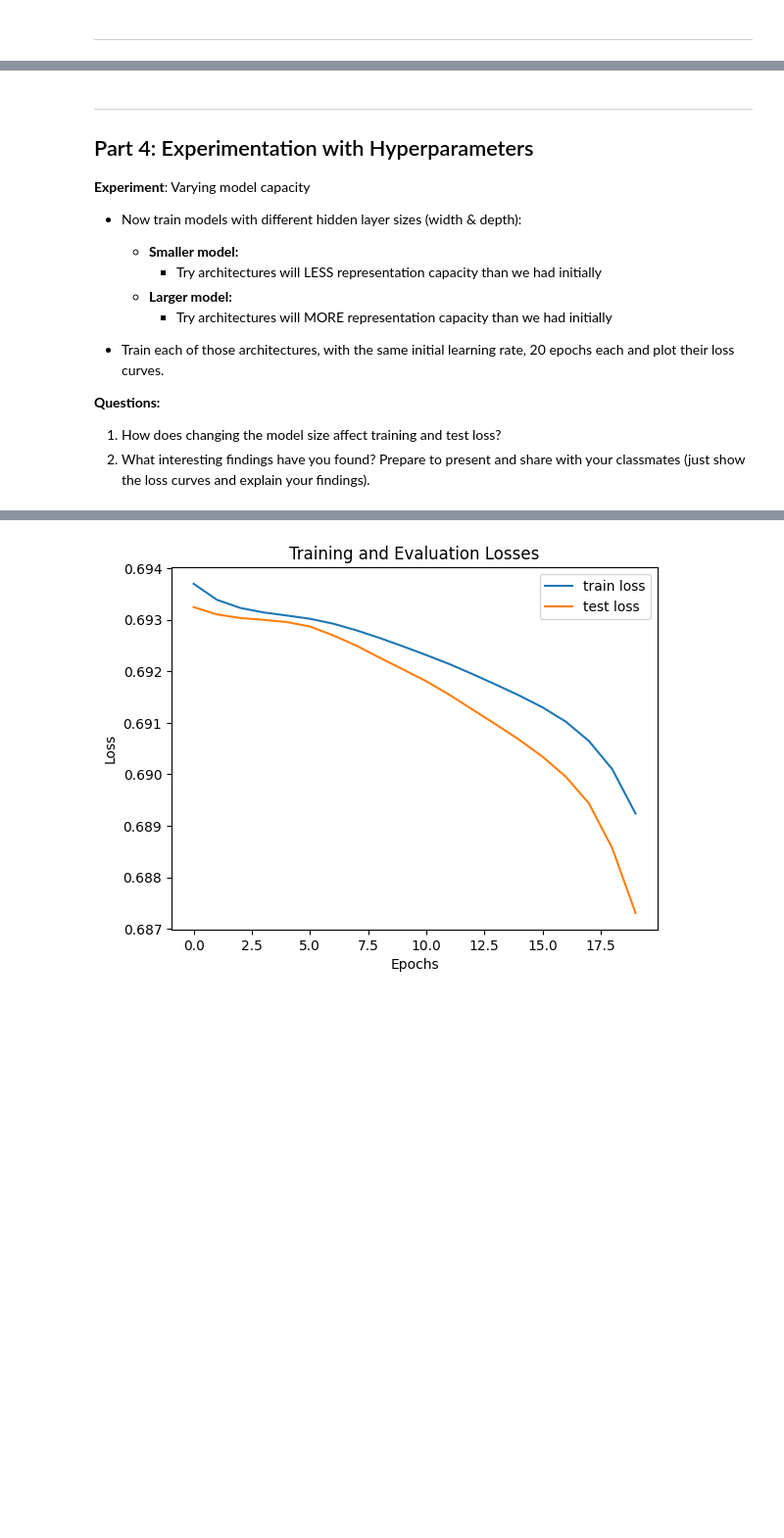
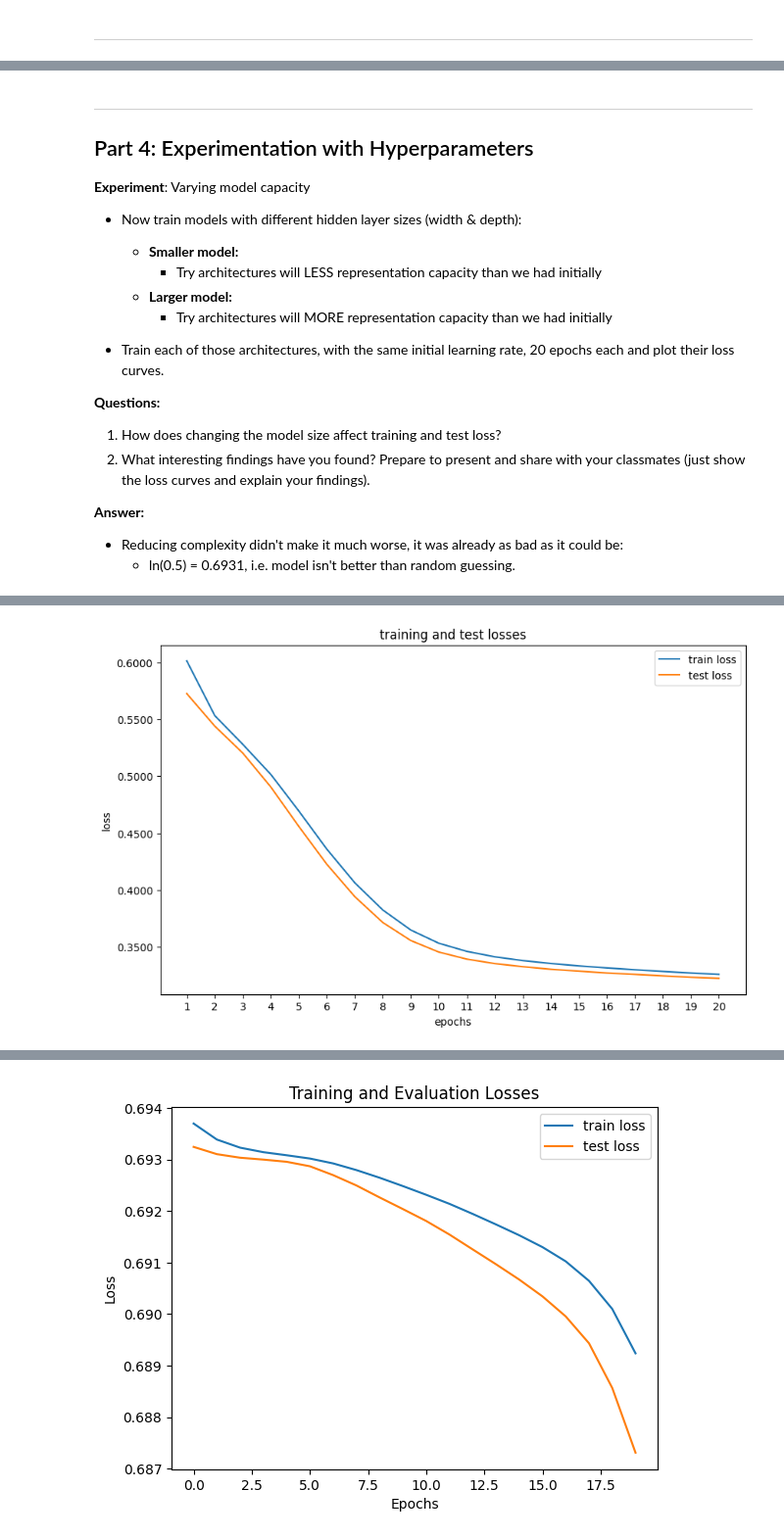
Before and after one commit to FutureGoose/OctaCycleCNN, a Jupyter notebook: exercises/w3/L07_model_capacity_and_parameters.ipynb, the cells around one changed output, grey strips where cells are left out. Shown: that part at 98% size. Drawn from its saved outputs; the diff is of its cells as text; code cells hidden in the pictures; blank space fills up the shorter version.

Commit message:
training

```diff
--- a/exercises/w3/L07_model_capacity_and_parameters.ipynb
+++ b/exercises/w3/L07_model_capacity_and_parameters.ipynb
@@ -406,5 +426,10 @@ test set: average loss: 0.6933, accuracy: 2448/3257 (75%)
 **Questions:**
 1. How does changing the model size affect training and test loss?
 2. What interesting findings have you found? Prepare to present and share with your classmates (just show the loss curves and explain your findings).
+
+
+**Answer:**
+- Reducing complexity didn't make it much worse, it was already as bad as it could be:
+  - ln(0.5) = 0.6931, i.e. model isn't better than random guessing.
 # %%
 # your code here
@@ -410,0 +470,35 @@ test set: average loss: 0.6933, accuracy: 2448/3257 (75%)
+# %%
+# Increase width from 8 to 32 and depth from 2 to 3
+
+class Net(nn.Module):
+    def __init__(self, input_size):
+        super().__init__()
+        self.fc1 = nn.Linear(input_size, 32)  # 8 -> 32
+        self.fc2 = nn.Linear(32, 32)          # 8 -> 32
+        self.fc3 = nn.Linear(32, 1)           # 8 -> 32 in first parameter
+        self.relu = nn.ReLU()
+        self.sigmoid = nn.Sigmoid()
+
+    def forward(self, x):
+        x = self.relu(self.fc1(x))
+        x = self.relu(self.fc2(x))
+        x = self.fc3(x)
+        x = self.sigmoid(x)
+        return x
+
+# initialize trainer
+trainer = ModelTrainer(
+    input_size=len(training_set[0][0]),
+    device=device,
+    batch_size=16,
+    learning_rate=0.001,
+    verbose=False
+)
+
+# train model
+trained_model = trainer.train(
+    training_set=training_set,
+    test_set=test_set,
+    num_epochs=20
+)
+# %% [output]
@@ -410,0 +525 @@ test set: average loss: 0.6933, accuracy: 2448/3257 (75%)
+[figure, added]
```
Also changed, not shown: parts of 16 cells of this notebook.
